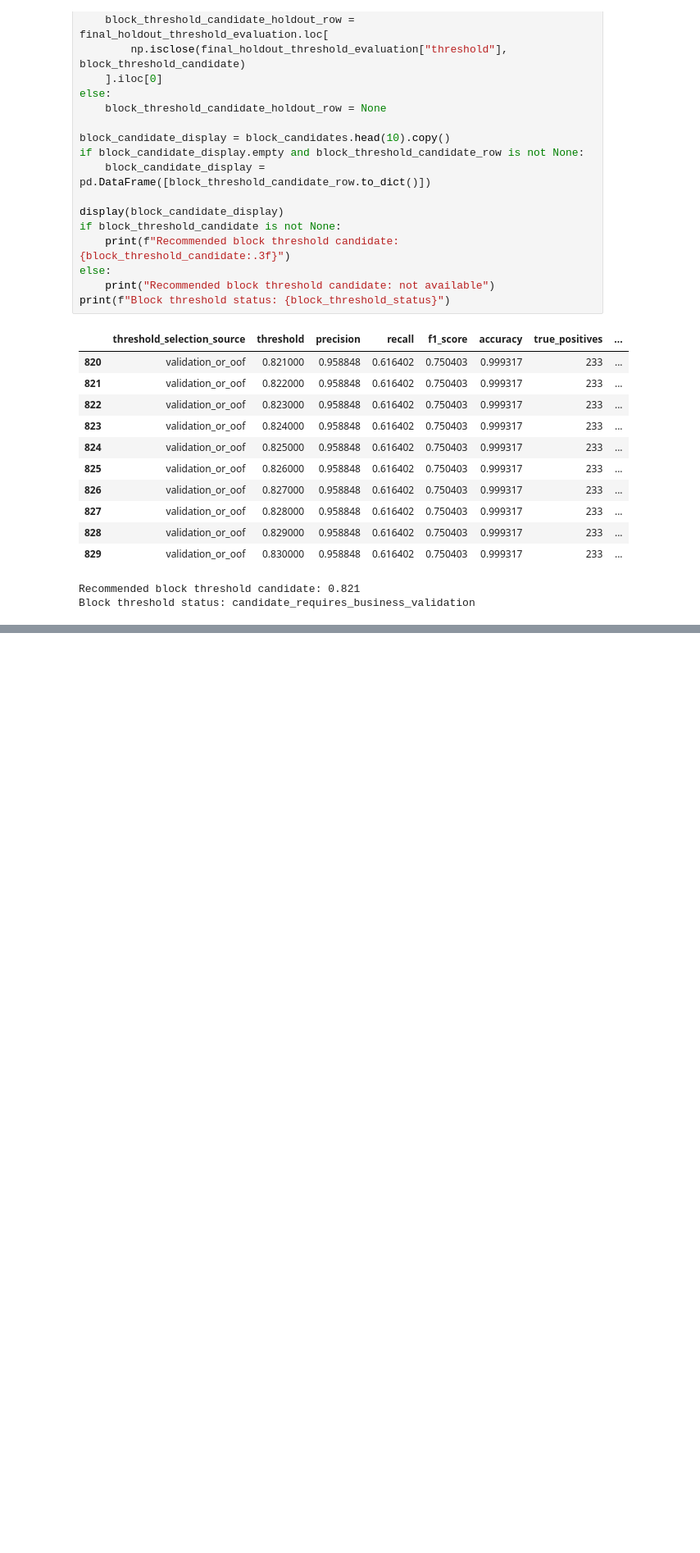
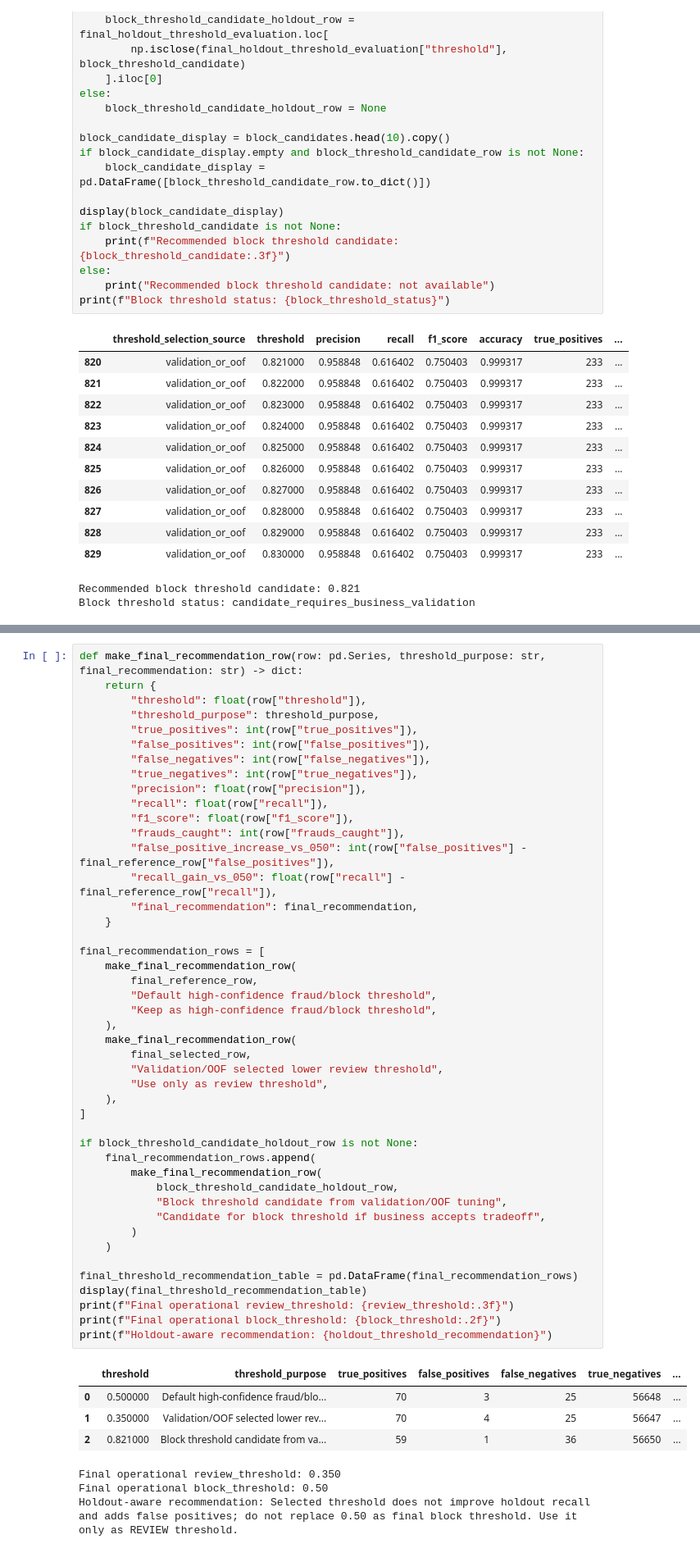
Before and after one commit to mmubashir95/Credit-Card-Fraud-Detection, a Jupyter notebook: notebooks/15_threshold_tuning.ipynb, the cells around one changed output, grey strips where cells are left out. Shown at 82% size. Drawn from its saved outputs; the diff is of its cells as text; blank space fills up the shorter version.

```diff
--- a/notebooks/15_threshold_tuning.ipynb
+++ b/notebooks/15_threshold_tuning.ipynb
@@ -891 +942,54 @@ This candidate should not be treated as final automatic-blocking logic yet. Auto
+# %%
+def make_final_recommendation_row(row: pd.Series, threshold_purpose: str, final_recommendation: str) -> dict:
+    return {
+        "threshold": float(row["threshold"]),
+        "threshold_purpose": threshold_purpose,
+        "true_positives": int(row["true_positives"]),
+        "false_positives": int(row["false_positives"]),
+        "false_negatives": int(row["false_negatives"]),
+        "true_negatives": int(row["true_negatives"]),
+        "precision": float(row["precision"]),
+        "recall": float(row["recall"]),
+        "f1_score": float(row["f1_score"]),
+        "frauds_caught": int(row["frauds_caught"]),
+        "false_positive_increase_vs_050": int(row["false_positives"] - final_reference_row["false_positives"]),
+        "recall_gain_vs_050": float(row["recall"] - final_reference_row["recall"]),
+        "final_recommendation": final_recommendation,
+    }
+
+final_recommendation_rows = [
+    make_final_recommendation_row(
+        final_reference_row,
+        "Default high-confidence fraud/block threshold",
+        "Keep as high-confidence fraud/block threshold",
+    ),
+    make_final_recommendation_row(
+        final_selected_row,
+        "Validation/OOF selected lower review threshold",
+        "Use only as review threshold",
+    ),
+]
+
+if block_threshold_candidate_holdout_row is not None:
+    final_recommendation_rows.append(
+        make_final_recommendation_row(
+            block_threshold_candidate_holdout_row,
+            "Block threshold candidate from validation/OOF tuning",
+            "Candidate for block threshold if business accepts tradeoff",
+        )
+    )
+
+final_threshold_recommendation_table = pd.DataFrame(final_recommendation_rows)
+display(final_threshold_recommendation_table)
+print(f"Final operational review_threshold: {review_threshold:.3f}")
+print(f"Final operational block_threshold: {block_threshold:.2f}")
+print(f"Holdout-aware recommendation: {holdout_threshold_recommendation}")
+# %% [output]
+|  | threshold | threshold_purpose | true_positives | false_positives | false_negatives | true_negatives | ... |
+| 0 | 0.500000 | Default high-confidence fraud/blo... | 70 | 3 | 25 | 56648 | ... |
+| 1 | 0.350000 | Validation/OOF selected lower rev... | 70 | 4 | 25 | 56647 | ... |
+| 2 | 0.821000 | Block threshold candidate from va... | 59 | 1 | 36 | 56650 | ... |
+Final operational review_threshold: 0.350
+Final operational block_threshold: 0.50
+Holdout-aware recommendation: Selected threshold does not improve holdout recall and adds false positives; do not replace 0.50 as final block threshold. Use it only as REVIEW threshold.
 # %% [markdown]
```
Also changed, not shown: parts of 16 cells of this notebook, 1 other file.
